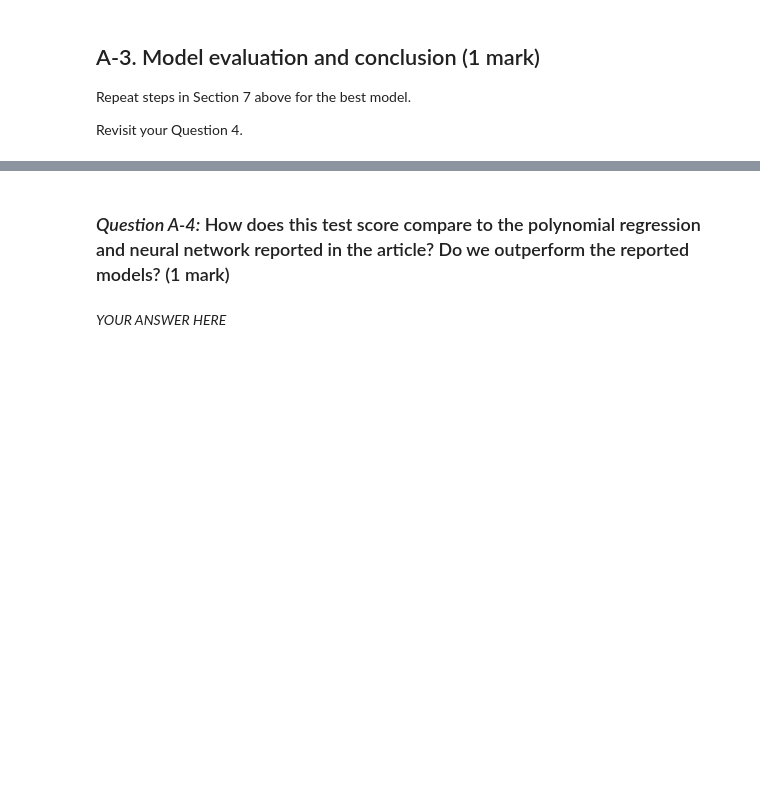
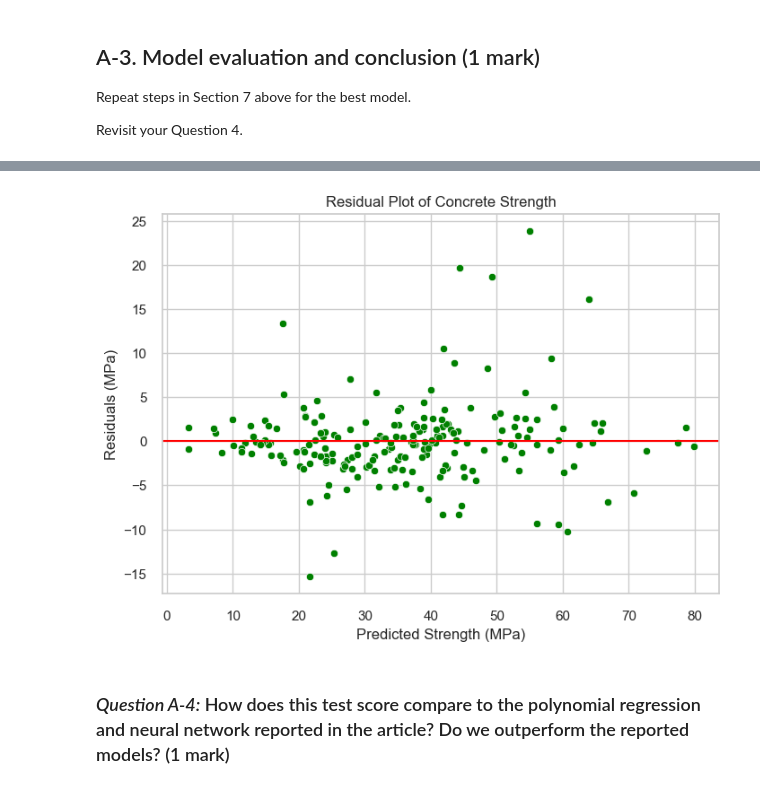
Before and after one commit to jashdubal/ml-labs, a Jupyter notebook: lab02/lab2.ipynb, the cells around one changed output, grey strips where cells are left out. Cells and saved outputs as stored; diff of their text form; code cells hidden in the pictures; blank space fills up the shorter version.

```diff
--- a/lab02/lab2.ipynb
+++ b/lab02/lab2.ipynb
@@ -519,4 +594,21 @@ Revisit your Question 4.
+# %%
+# TODO: Residual plot
+
+# Get the residuals
+residuals = y_test - y_pred
+
+# Create a scatterplot of residuals vs predicted values
+sns.scatterplot(x=y_pred, y=residuals, color='green')
+
+# Add a horizontal line at y = 0
+plt.axhline(y=0, color='red')
+
+# Add axis labels and title
+plt.title('Residual Plot of Concrete Strength')
+plt.xlabel('Predicted Strength (MPa)')
+plt.ylabel('Residuals (MPa)')
+plt.show();
+# %% [output]
+[figure, added]
 # %% [markdown]
 ### *Question A-4:* How does this test score compare to the polynomial regression and neural network reported in the article? Do we outperform the reported models? (1 mark)
-# %% [markdown]
-*YOUR ANSWER HERE*
```
Also changed, not shown: parts of 21 cells of this notebook.
